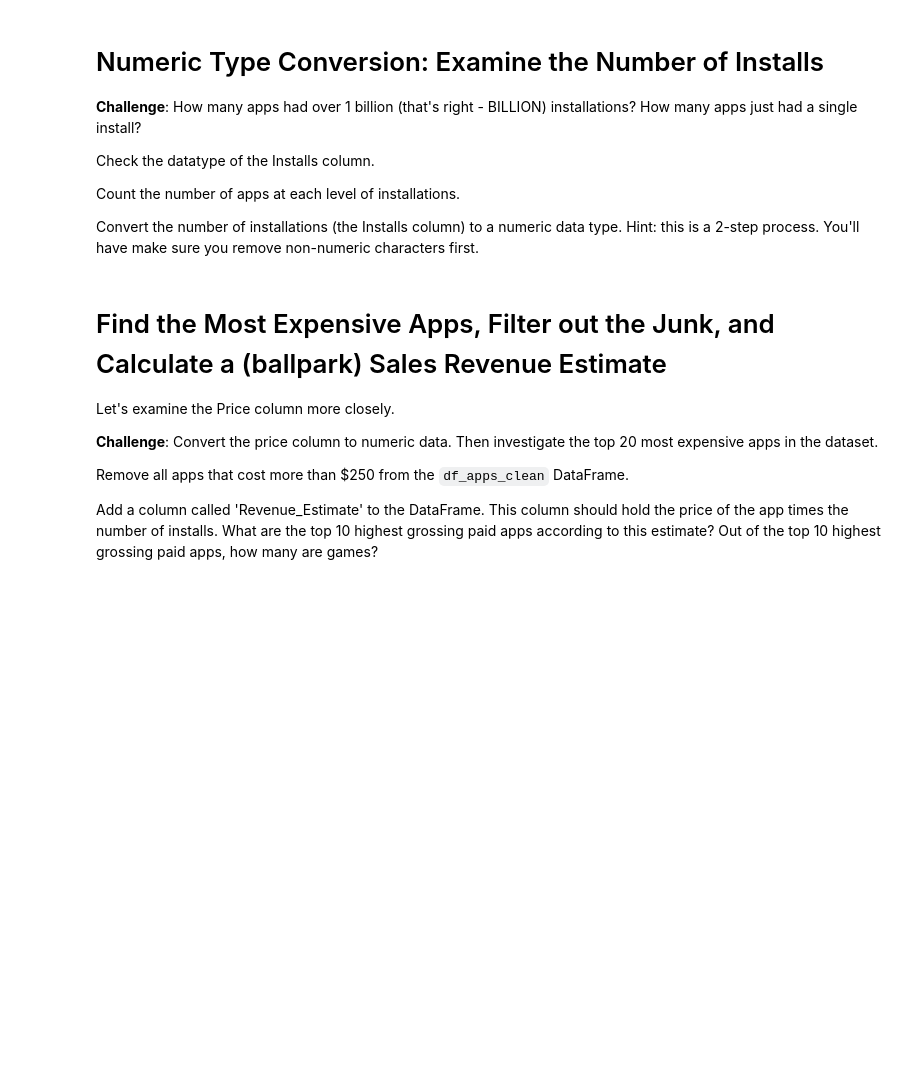
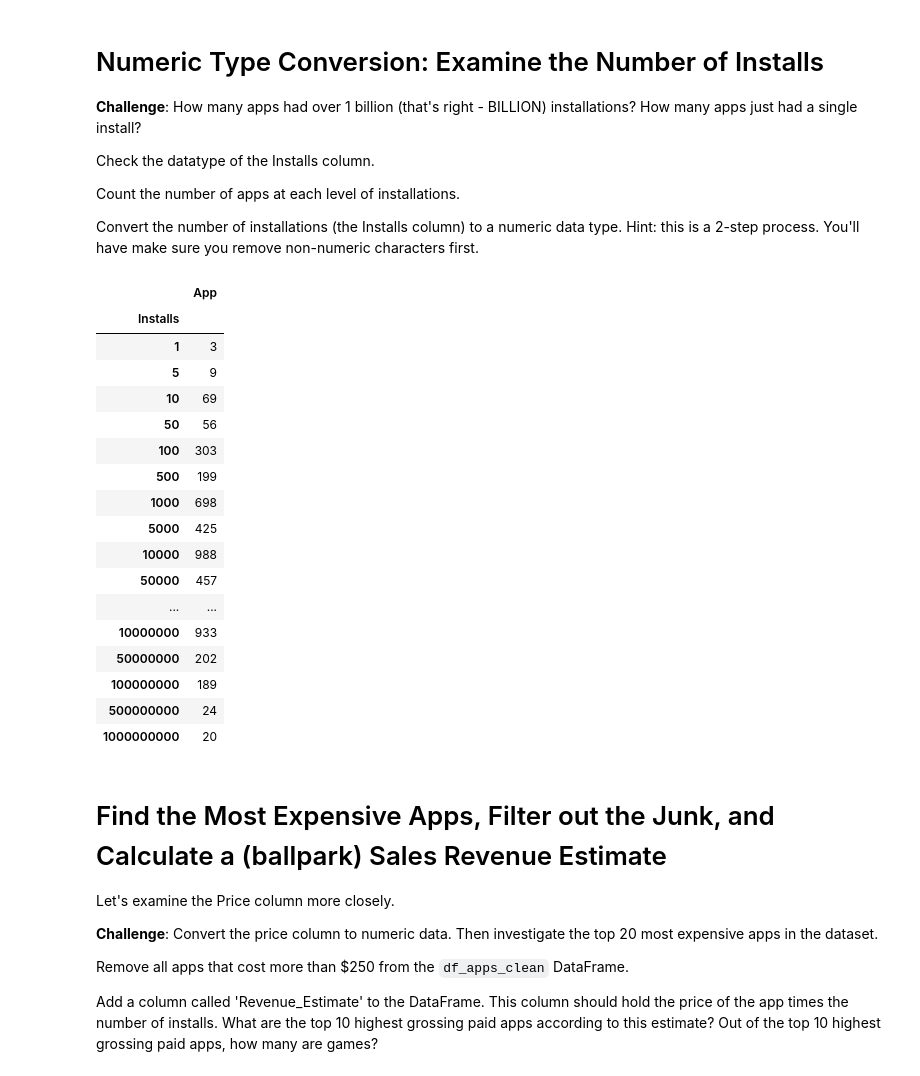
Before and after one commit to itsjordanmuller/2023-python-100-days, a Jupyter notebook: Day-076/Projects/Google Play Store App Analytics/Google Play Store App Analytics (start).ipynb, the cells around one changed output. Saved outputs shown, nothing was run; the diff lists cells and outputs as text; code cells hidden in the pictures; blank space fills up the shorter version.

Commit message:
Convert string values in the installs count column to integers, group and count apps by number of installs

```diff
--- a/Day-076/Projects/Google Play Store App Analytics/Google Play Store App Analytics (start).ipynb
+++ b/Day-076/Projects/Google Play Store App Analytics/Google Play Store App Analytics (start).ipynb
@@ -191,6 +191,31 @@ Check the datatype of the Installs column.
 Count the number of apps at each level of installations.
 
 Convert the number of installations (the Installs column) to a numeric data type. Hint: this is a 2-step process. You'll have make sure you remove non-numeric characters first.
+# %%
+df_apps_clean.Installs = df_apps_clean.Installs.astype(str).str.replace(",","")
+# %%
+df_apps_clean.Installs = pd.to_numeric(df_apps_clean.Installs)
+# %%
+df_apps_clean[["App", "Installs"]].groupby("Installs").count()
+# %% [output]
+|  | App |
+| Installs |  |
+| 1 | 3 |
+| 5 | 9 |
+| 10 | 69 |
+| 50 | 56 |
+| 100 | 303 |
+| 500 | 199 |
+| 1000 | 698 |
+| 5000 | 425 |
+| 10000 | 988 |
+| 50000 | 457 |
+| ... | ... |
+| 10000000 | 933 |
+| 50000000 | 202 |
+| 100000000 | 189 |
+| 500000000 | 24 |
+| 1000000000 | 20 |
 # %% [markdown]
 # Find the Most Expensive Apps, Filter out the Junk, and Calculate a (ballpark) Sales Revenue Estimate
 
```
